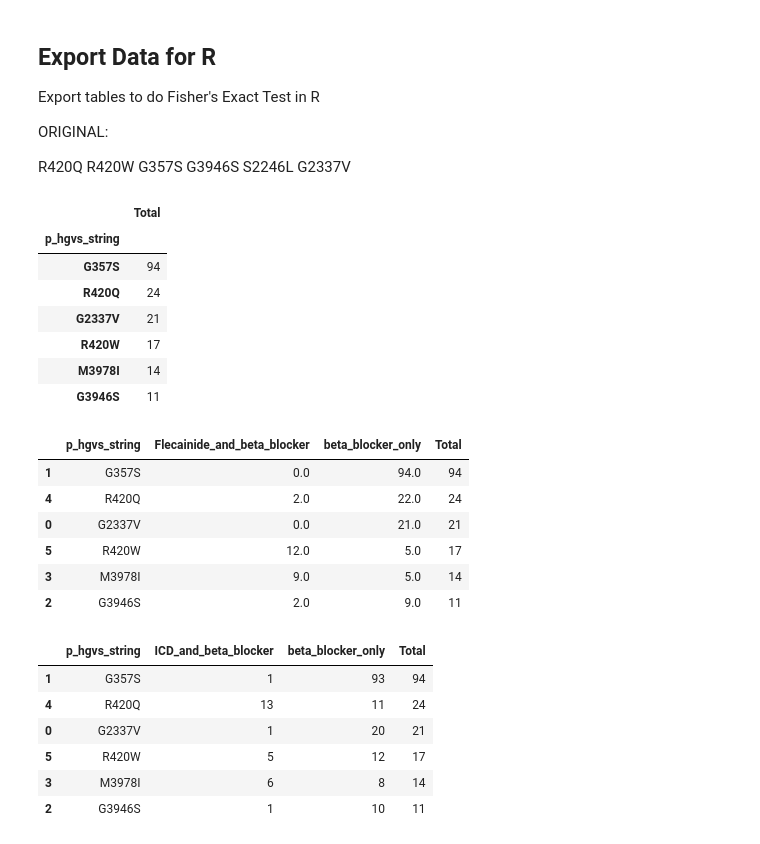
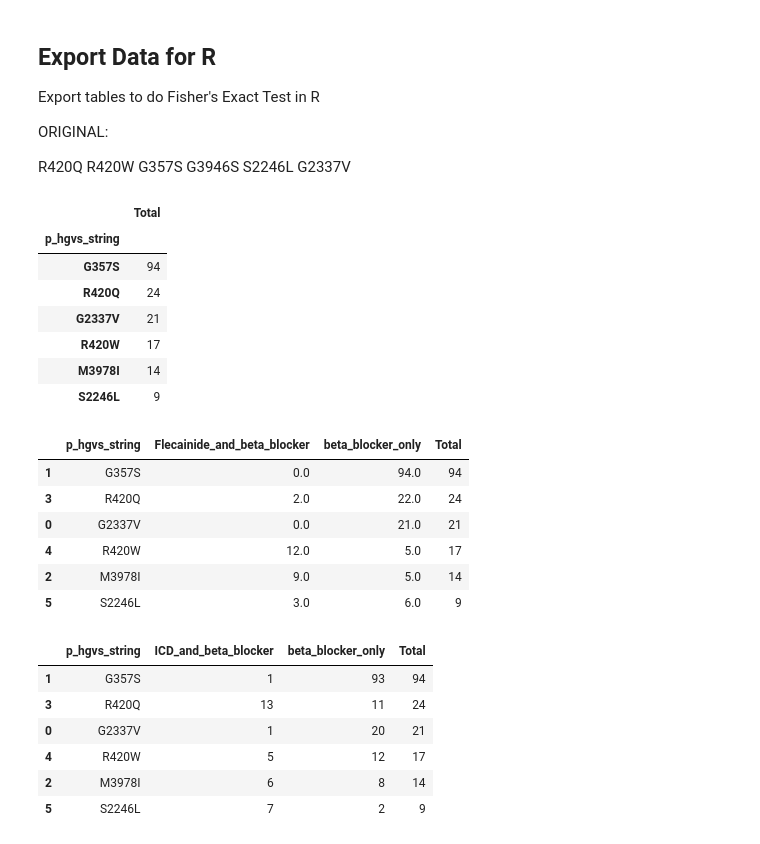
Before and after one commit to alexdaiii/cpvt_database_analysis, a Jupyter notebook: analysis/09_beta_blocker_cpvt.ipynb, the cells around one changed output. Drawn from its saved outputs; the diff is of its cells as text; code cells hidden in the pictures.

```diff
--- a/analysis/09_beta_blocker_cpvt.ipynb
+++ b/analysis/09_beta_blocker_cpvt.ipynb
@@ -121,29 +202,37 @@ G3946S
 S2246L
 G2337V
 # %%
+TOP_N_VARIANTS = 5
+# only get the top (N) variants by usage + S2246L (another known variant but want to see if it's significant)
+SELECTED_VARIANT = "S2246L"
+
 # only variants with more than 10 patients
 variants_top_by_bb_usage = pd.DataFrame(df_cpvt_bb.groupby(
     "p_hgvs_aa1"
 )["individual_id"].count().sort_values(ascending=False))
+# rename (number of bb patients to Total (number of patients on bb)
+variants_top_by_bb_usage.columns = ["Total"]
 
 # rename to p_hgvs_string
 variants_top_by_bb_usage.index.name = "p_hgvs_string"
+variants_top_by_bb_usage = pd.concat(
+    [
+        variants_top_by_bb_usage.head(TOP_N_VARIANTS),
+        variants_top_by_bb_usage[
+            variants_top_by_bb_usage.index == SELECTED_VARIANT]
+    ],
+)
 
-variants_top_by_bb_usage = variants_top_by_bb_usage[
-    variants_top_by_bb_usage["individual_id"] > 10
-    ]
-
-variants_top_by_bb_usage.columns = ["Total"]
 variants_top_by_bb_usage
 # %% [output]
 |  | Total |
 | p_hgvs_string |  |
 | G357S | 94 |
 | R420Q | 24 |
 | G2337V | 21 |
 | R420W | 17 |
 | M3978I | 14 |
-| G3946S | 11 |
+| S2246L | 9 |
 # %%
 # get the total number taking flecainide + beta blockers, beta blockers only, total in F + BB
 for treatment, fish_name in {
@@ -190,15 +279,15 @@ for treatment, fish_name in {
 # %% [output]
 |  | p_hgvs_string | Flecainide_and_beta_blocker | beta_blocker_only | Total |
 | 1 | G357S | 0.0 | 94.0 | 94 |
-| 4 | R420Q | 2.0 | 22.0 | 24 |
+| 3 | R420Q | 2.0 | 22.0 | 24 |
 | 0 | G2337V | 0.0 | 21.0 | 21 |
-| 5 | R420W | 12.0 | 5.0 | 17 |
-| 3 | M3978I | 9.0 | 5.0 | 14 |
-| 2 | G3946S | 2.0 | 9.0 | 11 |
+| 4 | R420W | 12.0 | 5.0 | 17 |
+| 2 | M3978I | 9.0 | 5.0 | 14 |
+| 5 | S2246L | 3.0 | 6.0 | 9 |
 |  | p_hgvs_string | ICD_and_beta_blocker | beta_blocker_only | Total |
 | 1 | G357S | 1 | 93 | 94 |
-| 4 | R420Q | 13 | 11 | 24 |
+| 3 | R420Q | 13 | 11 | 24 |
 | 0 | G2337V | 1 | 20 | 21 |
-| 5 | R420W | 5 | 12 | 17 |
-| 3 | M3978I | 6 | 8 | 14 |
-| 2 | G3946S | 1 | 10 | 11 |
+| 4 | R420W | 5 | 12 | 17 |
+| 2 | M3978I | 6 | 8 | 14 |
+| 5 | S2246L | 7 | 2 | 9 |
```
Also changed, not shown: parts of 10 cells of this notebook, 1 other file.
